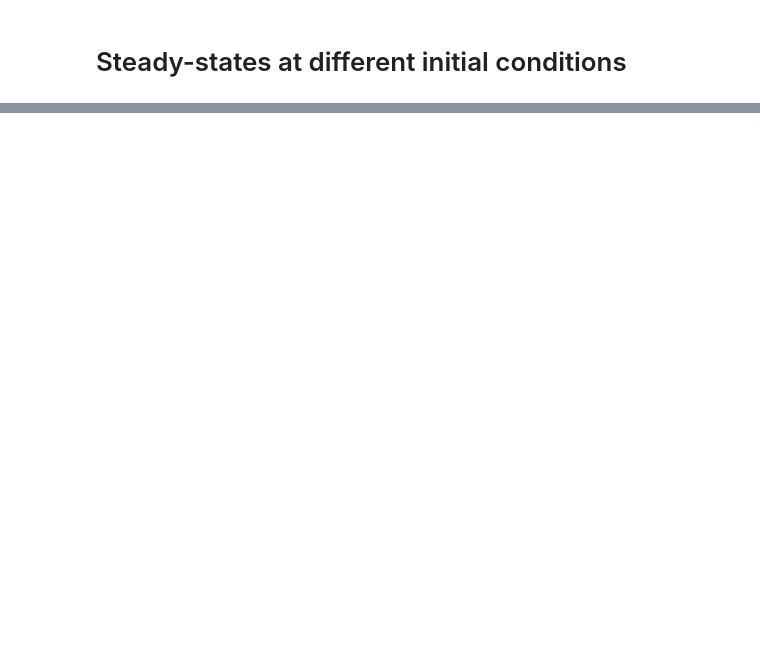
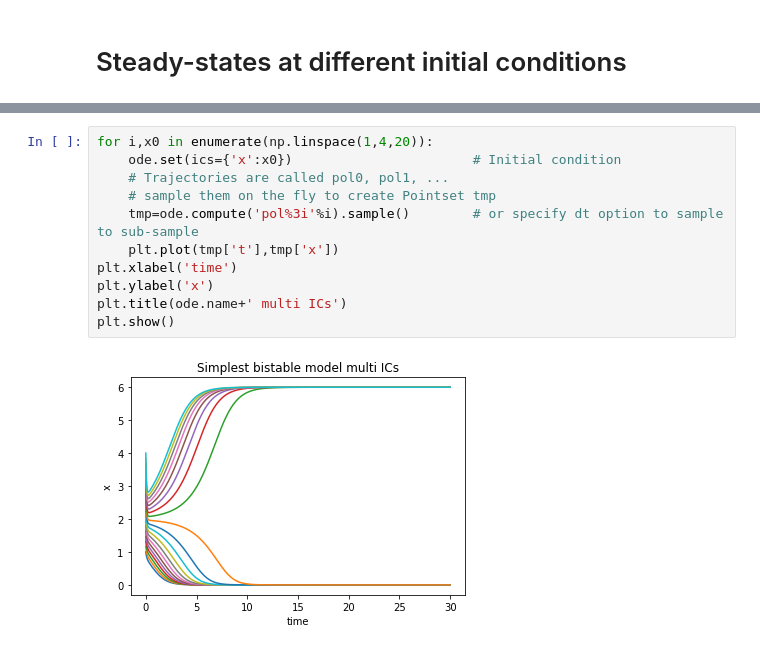
Before and after one commit to davidtgonzales/Bistability, a Jupyter notebook: Simplest bistable system.ipynb, the cells around one changed output, grey strips where cells are left out. Cells and saved outputs as stored; diff of their text form; blank space fills up the shorter version.

```diff
--- a/Simplest bistable system.ipynb
+++ b/Simplest bistable system.ipynb
@@ -81,0 +123,13 @@ plt.show()
+# %%
+for i,x0 in enumerate(np.linspace(1,4,20)):
+    ode.set(ics={'x':x0})                       # Initial condition
+    # Trajectories are called pol0, pol1, ...
+    # sample them on the fly to create Pointset tmp
+    tmp=ode.compute('pol%3i'%i).sample()        # or specify dt option to sample to sub-sample
+    plt.plot(tmp['t'],tmp['x'])
+plt.xlabel('time')
+plt.ylabel('x')
+plt.title(ode.name+' multi ICs')
+plt.show()
+# %% [output]
+[figure, added]
```
Also changed, not shown: parts of 7 cells of this notebook, 1 other file.
